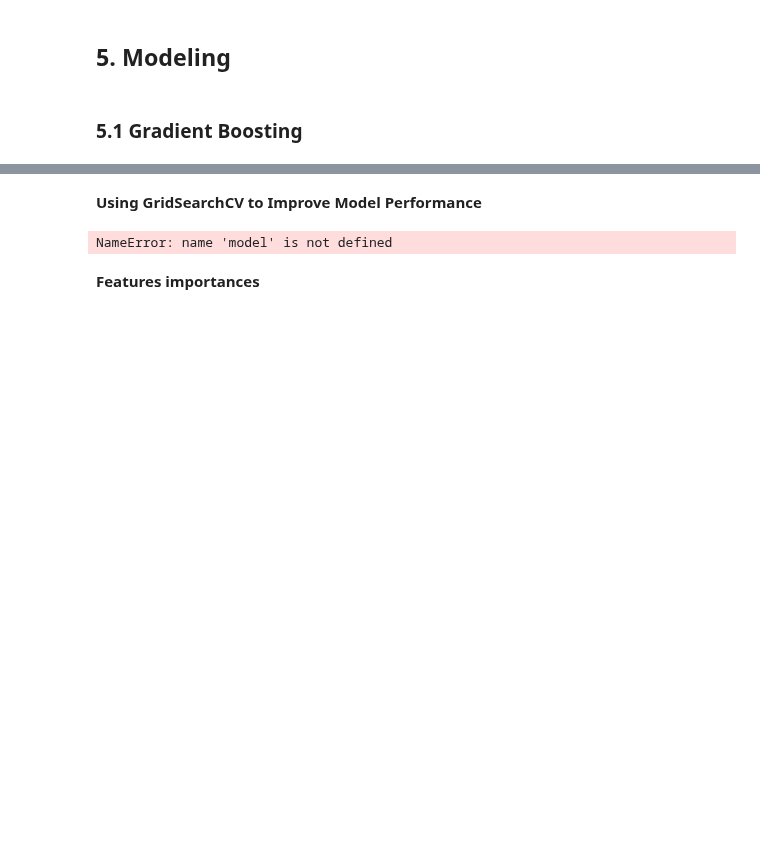
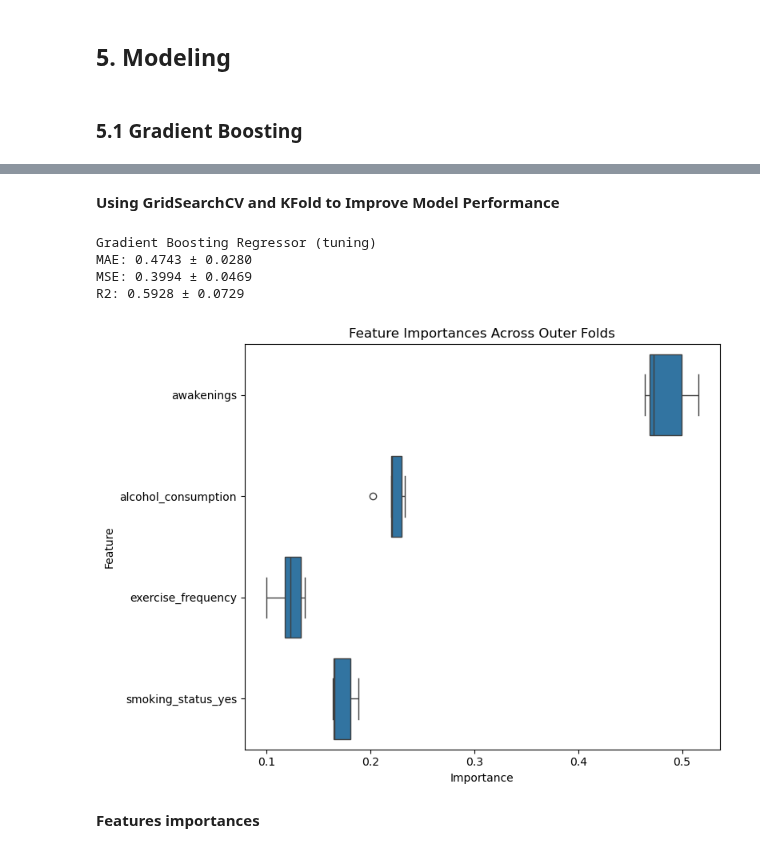
Before and after one commit to Jelles/ML-Model, a Jupyter notebook: Data Analysis - Sleep Efficiency.ipynb, the cells around one changed output, grey strips where cells are left out. Drawn from its saved outputs; the diff is of its cells as text; code cells hidden in the pictures; blank space fills up the shorter version.

```diff
--- a/Data Analysis - Sleep Efficiency.ipynb
+++ b/Data Analysis - Sleep Efficiency.ipynb
@@ -433,13 +458,23 @@ Mean Squared Error (Random Forest Regressor): 71.55321025357719
 # %% [markdown]
 ### 5.1 Gradient Boosting
 # %%
-# Train a Gradient Boosting Regressor
+outer_cv = KFold(n_splits=5, shuffle=True, random_state=42)
+
 model = GradientBoostingRegressor()
-model.fit(X_train, y_train)
 
-y_pred = model.predict(X_test)
-mae = mean_absolute_error(y_test, y_pred)
-mse = mean_squared_error(y_test, y_pred)
-r2 = r2_score(y_test, y_pred)
-print('MAE:', mae, '\nMSE:', mse, '\nR2:', r2)
+scoring = {
+    'MAE': make_scorer(mean_absolute_error),
+    'MSE': make_scorer(mean_squared_error),
+    'R2' : make_scorer(r2_score),
+}
+
+baseline_results = cross_validate(
+    model, X, y,
+    cv=outer_cv,
+    scoring=scoring,
+    return_train_score=False,
+    n_jobs=-1
+)
+
+print_results(baseline_results, "Gradient Boosting Regressor (no tuning)")
 # %% [output]
@@ -449,38 +485,49 @@ R2: 0.5921073772410721
 # %% [markdown]
-**Using GridSearchCV to Improve Model Performance**
+**Using GridSearchCV and KFold to Improve Model Performance**
 # %%
-from sklearn.model_selection import GridSearchCV, cross_val_score, KFold
-from sklearn.metrics import mean_absolute_error, mean_squared_error, r2_score
-import numpy as np
-
-# Define parameter grid
 param_grid = {
     'n_estimators': [100, 200],
     'learning_rate': [0.1, 0.05],
     'max_depth': [3, 4, 5],
-    'min_samples_split': [2, 4]
+    'min_samples_split': [2, 4],
+    "subsample": [0.8, 1.0],
 }
 
-# Inner and outer CV loops
 inner_cv = KFold(n_splits=5, shuffle=True, random_state=42)
-outer_cv = KFold(n_splits=5, shuffle=True, random_state=42)
 
-# Grid search with inner CV
-model_cv = GridSearchCV(estimator=model, param_grid=param_grid, cv=inner_cv,
-                        scoring='neg_mean_squared_error', n_jobs=-1, verbose=0)
+model_cv = GridSearchCV(estimator=model, param_grid=param_grid, cv=inner_cv, scoring='neg_mean_squared_error', n_jobs=-1, verbose=0)
 
-# Run nested CV for unbiased performance estimate
-nested_scores = cross_val_score(model_cv, X, y, cv=outer_cv,
-                                scoring='neg_mean_squared_error', n_jobs=-1)
+cv_results = cross_validate(
+    model_cv, X, y,
+    cv=outer_cv,
+    scoring=scoring,
+    return_estimator=True,
+    n_jobs=-1
+)
 
-# Convert MSE scores (they're negative by convention)
-mse_scores = -nested_scores
-mae_scores = np.sqrt(mse_scores)  # just as a proxy; for real MAE you'd need a custom scoring function
-
-print(f"Nested CV MSE: {mse_scores.mean():.4f} ± {mse_scores.std():.4f}")
-print(f"Nested CV RMSE (proxy for MAE): {mae_scores.mean():.4f}")
+print_results(cv_results, "Gradient Boosting Regressor (tuning)")
 # %% [output]
-NameError: name 'model' is not defined
+Gradient Boosting Regressor (tuning)
+MAE: 0.4743 ± 0.0280
+MSE: 0.3994 ± 0.0469
+R2: 0.5928 ± 0.0729
+# %%
+# grab each outer‐fold’s fitted estimator:
+all_imps = np.vstack([
+    est.best_estimator_.feature_importances_
+    for est in cv_results['estimator']
+])
+
+df_imps = pd.DataFrame(all_imps, columns=X.columns)
+df_melt = df_imps.melt(var_name='Feature', value_name='Importance')
+
+plt.figure(figsize=(8, 6))
+sns.boxplot(data=df_melt, x='Importance', y='Feature', orient='h')
+plt.title('Feature Importances Across Outer Folds')
+plt.tight_layout()
+plt.show()
+# %% [output]
+[figure, added]
 # %% [markdown]
 **Features importances**
 # %%
```
Also changed, not shown: parts of 9 cells of this notebook.
